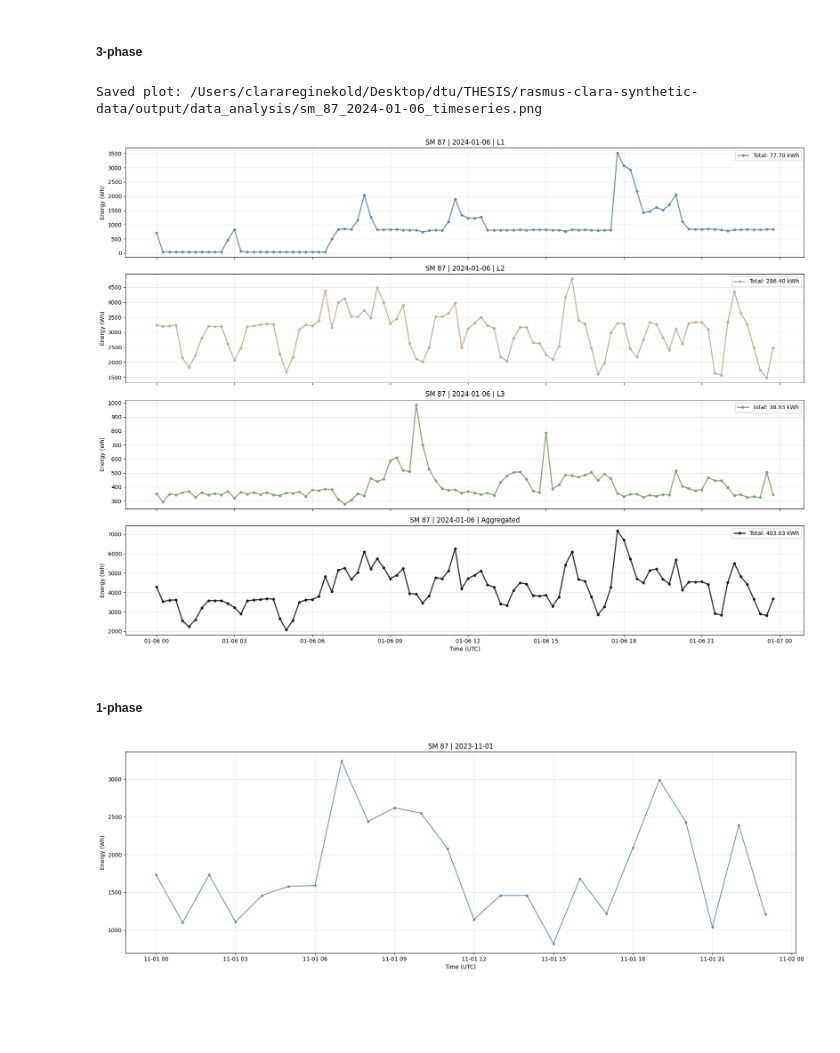
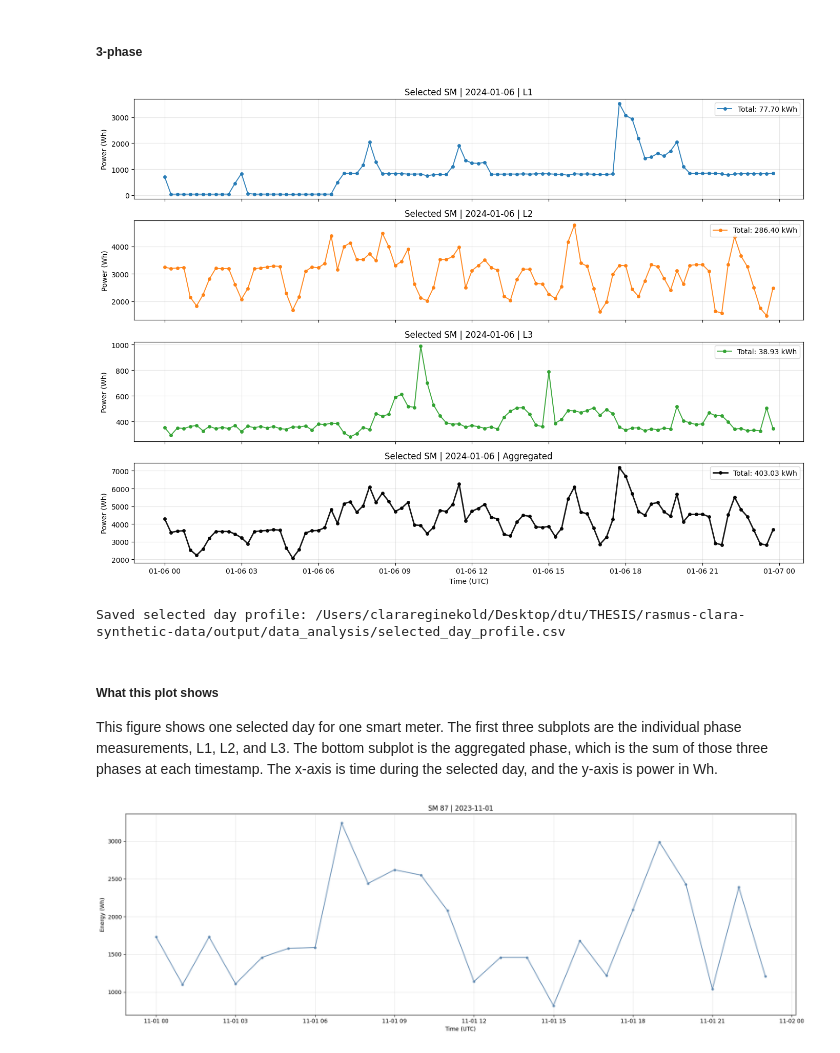
Before and after one commit to Fiehn/GUIDED-Faraday, a Jupyter notebook: src/data/usable/data_testing.ipynb, the cells around one changed output. Drawn from its saved outputs; the diff is of its cells as text; code cells hidden in the pictures; blank space fills up the shorter version.

Commit message:
did some testing of the data, gathered info about feeders, and anonymized the selected meter in visualise_norm

```diff
--- a/src/data/usable/data_testing.ipynb
+++ b/src/data/usable/data_testing.ipynb
@@ -962,28 +1276,69 @@ def make_plotter(verbose: bool = False) -> SmartMeterDayPlotter:
 # %% [markdown]
 ##### 3-phase
 # %%
-# Plotting each phase & aggregated
-plotter = make_plotter(verbose=False)
-available_meters = plotter.available_meters()
-if len(available_meters) == 0:
-    raise ValueError("No meters available for analysis in current data source")
-#116
-selected_meter = 87 if 87 in available_meters else available_meters[0]
-selected_day = "auto"  # or e.g. "2024-02-01"
-day_df = plotter.plot_day(
-    selected_meter=selected_meter,
-    selected_day=selected_day,
-    show_distribution=False,
-    top_n_days=10,
-    show_plot_inline=True,
-    )
+# Plot one day for one 3-phase meter using a column-only parquet read
+import os
+import pandas as pd
+import matplotlib.pyplot as plt
 
-day_df_path = save_df(day_df.reset_index().rename(columns={"index": "timestamp_utc"}), "selected_day_profile.csv")
+selected_meter = 87
+selected_day = "2024-01-06"
+parquet_path = f"/Users/clarareginekold/Desktop/dtu/THESIS/rasmus-clara-synthetic-data/data/raw_profiles/sm_{selected_meter}.parquet"
+
+if not os.path.exists(parquet_path):
+    raise FileNotFoundError(f"Missing parquet file: {parquet_path}")
+
+phase_cols = [
+    f"active_power_p14_l1_{selected_meter}",
+    f"active_power_p14_l2_{selected_meter}",
+    f"active_power_p14_l3_{selected_meter}",
+]
+
+day_df = pd.read_parquet(parquet_path, columns=phase_cols).rename(
+    columns={
+        phase_cols[0]: "L1",
+        phase_cols[1]: "L2",
+        phase_cols[2]: "L3",
+    }
+)
+
+day_df = day_df.loc[day_df.index.strftime("%Y-%m-%d") == selected_day].copy()
+if day_df.empty:
+    raise ValueError(f"No data found for meter {selected_meter} on {selected_day}")
+
+day_df = day_df.fillna(0.0)
+day_df["Aggregated"] = day_df[["L1", "L2", "L3"]].sum(axis=1)
+
+fig, axes = plt.subplots(4, 1, figsize=(14, 10), sharex=True)
+series_info = [
+    ("L1", "tab:blue"),
+    ("L2", "tab:orange"),
+    ("L3", "tab:green"),
+    ("Aggregated", "black"),
+]
+
+for ax, (col, color) in zip(axes, series_info):
+    ax.plot(day_df.index, day_df[col], linewidth=1.4 if col != "Aggregated" else 2.0, color=color, alpha=0.9, marker="o", markersize=4, linestyle="-")
+    ax.set_title(f"Selected SM | {selected_day} | {col}")
+    ax.set_ylabel("Power (Wh)")
+    ax.legend([f"Total: {day_df[col].sum() / 1000.0:.2f} kWh"], loc="upper right")
+    ax.grid(True, alpha=0.3)
+
+axes[-1].set_xlabel("Time (UTC)")
+plt.tight_layout()
+plt.show()
+
+day_df_path = save_df(day_df.reset_index().rename(columns={day_df.index.name or "index": "timestamp_utc"}), "selected_day_profile.csv")
+print(f"Saved selected day profile: {day_df_path}")
 # %% [output]
+[figure, new version]
-Saved plot: /Users/clarareginekold/Desktop/dtu/THESIS/rasmus-clara-synthetic-data/output/data_analysis/sm_87_2024-01-06_timeseries.png
+Saved selected day profile: /Users/clarareginekold/Desktop/dtu/THESIS/rasmus-clara-synthetic-data/output/data_analysis/selected_day_profile.csv
-[figure, old version]
 # %% [markdown]
-##### 1-phase
+##### What this plot shows
+This figure shows one selected day for one smart meter.
+The first three subplots are the individual phase measurements, L1, L2, and L3.
+The bottom subplot is the aggregated phase, which is the sum of those three phases at each timestamp.
+The x-axis is time during the selected day, and the y-axis is power in Wh.
 # %%
 # Plot one single day for one meter (1-phase hourly parquet, streaming + robust fallback)
 import os
```
Also changed, not shown: parts of 25 cells of this notebook, 3 other files.
